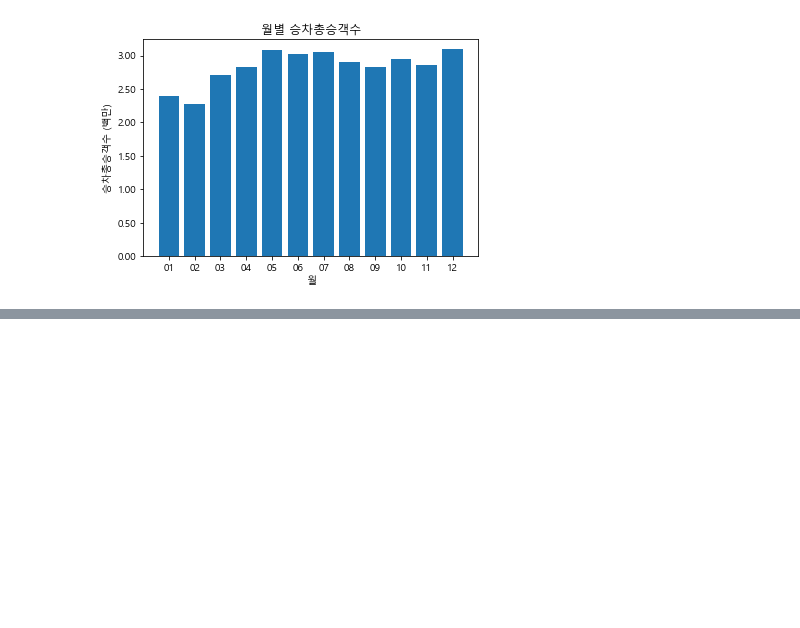
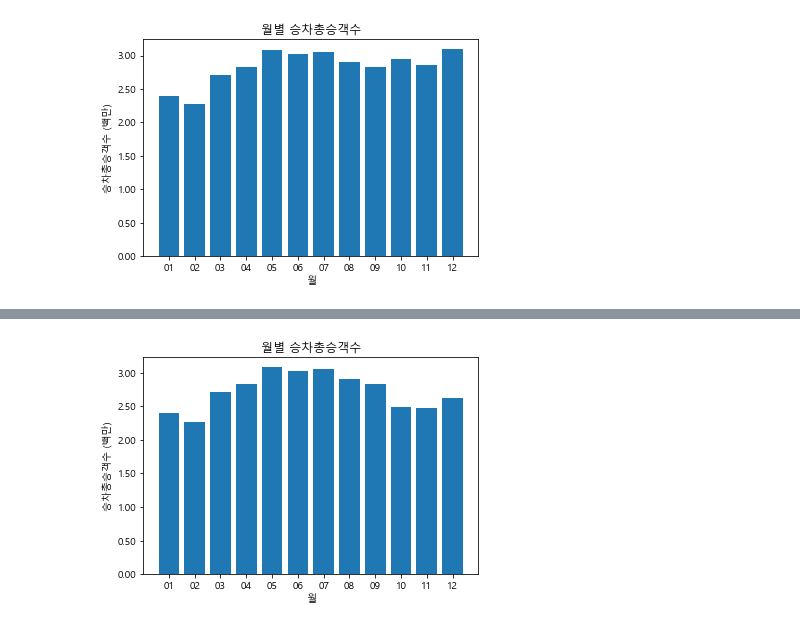
Before and after one commit to YouYeDam/BigData, a Jupyter notebook: NBusMonth.ipynb, the cells around one changed output, grey strips where cells are left out. Drawn from its saved outputs; the diff is of its cells as text; code cells hidden in the pictures; blank space fills up the shorter version.

```diff
--- a/NBusMonth.ipynb
+++ b/NBusMonth.ipynb
@@ -47,0 +95,47 @@ plt.show()
+# %%
+import os
+import pandas as pd
+import matplotlib.pyplot as plt
+from matplotlib.ticker import FuncFormatter
+from matplotlib import font_manager, rc
+
+# 파일 경로
+folder_path = r'C:\Users\jiin\Desktop\Dataset\NBusDataset'
+
+# 2015년부터 2023년 파일들을 불러오기
+files_to_read = [f'{year}_NBusData.csv' for year in range(2015, 2024)]
+
+df_list = []  # 각 CSV 파일의 데이터프레임을 저장할 리스트
+
+for file in files_to_read:
+    file_path = os.path.join(folder_path, file)
+    # 'cp949' 인코딩을 사용하여 파일 읽기
+    df = pd.read_csv(file_path, encoding='cp949')
+    df_list.append(df)
+
+# 모든 데이터프레임을 합치기
+merged_df = pd.concat(df_list, ignore_index=True)
+
+# '사용년월' 컬럼에서 월 부분을 추출하여 새로운 칼럼 만들기
+merged_df['Month'] = merged_df['사용년월'].astype(str).str[-2:]
+
+# 월이 같은 데이터들을 그룹화하여 승차총승객수 합치기
+monthly_passengers = merged_df.groupby('Month')['승차총승객수'].sum().reset_index()
+
+# 한글 폰트 설정
+font_path = 'C:/Windows/Fonts/malgun.ttf'  # 'Malgun Gothic' 폰트의 경로로 수정
+font_name = font_manager.FontProperties(fname=font_path).get_name()
+rc('font', family=font_name)
+
+# 결과를 시각화
+plt.bar(monthly_passengers['Month'], monthly_passengers['승차총승객수'])
+plt.xlabel('월')
+plt.ylabel('승차총승객수 (백만)')
+plt.title('월별 승차총승객수')
+
+# y축 단위를 '백만'으로 표시하되, 소수점 둘째 자리까지 표시
+plt.gca().yaxis.set_major_formatter(FuncFormatter(lambda x, _: '{:,.2f}'.format(x/1e6)))
+
+plt.show()
+# %% [output]
+[figure, added]
```
Also changed, not shown: parts of 1 cell of this notebook, 1 other file.
